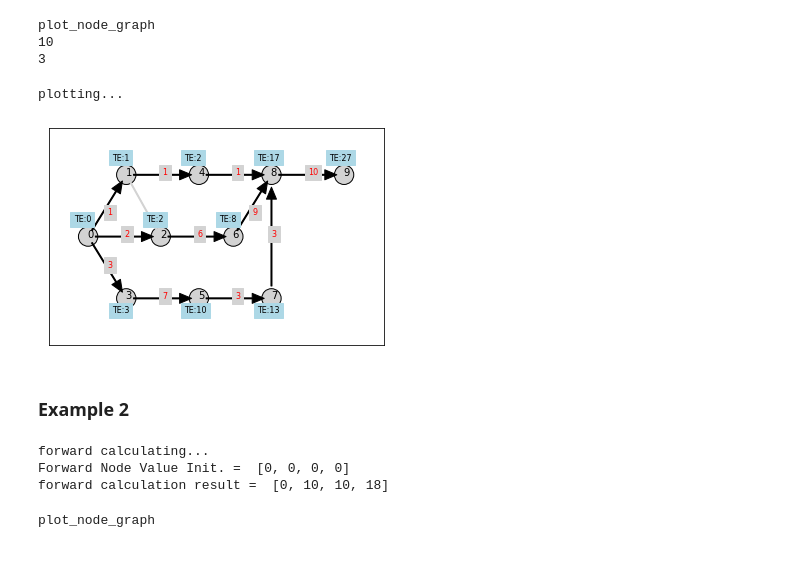
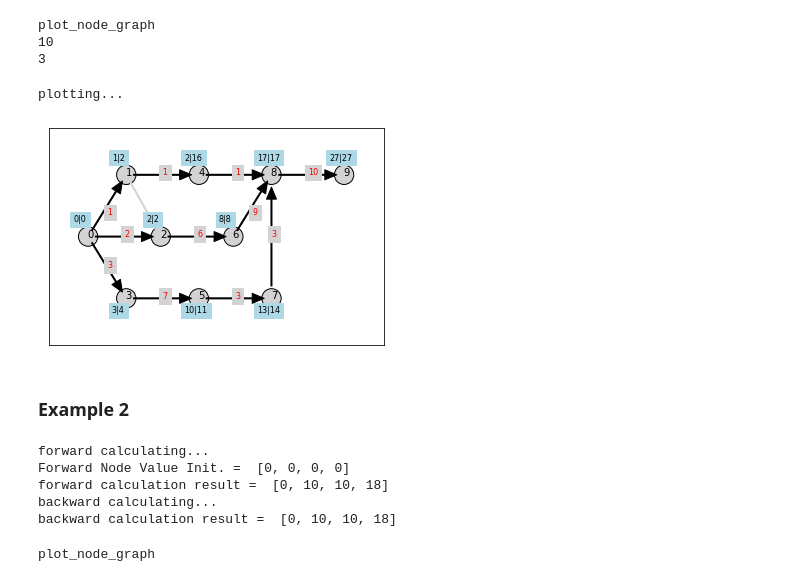
Before and after one commit to gangyong99/CPM_and_PERT, a Jupyter notebook: CPM_PERT.ipynb, the cells around one changed output. Drawn from its saved outputs; the diff is of its cells as text; code cells hidden in the pictures.

```diff
--- a/CPM_PERT.ipynb
+++ b/CPM_PERT.ipynb
@@ -32,6 +33,8 @@ class dir_graph_pert():
         self.node_weight_map=node_weight_map
         self.total_node_map = []
         self.forward_value = []
+        self.backward_value = []
+        self.total_node_map_inv=[]
     def component_print(self):
         for i in range(0,len(self.node_map)):
             print(i,"||-> ",end=' ')
@@ -99,6 +102,34 @@ class dir_graph_pert():
 
     def backward_calc(self):
         print("backward calculating...")
+
+        # List 생성
+        for i in range(0,len(self.total_node_map)):
+            self.total_node_map_inv.append([])
+
+        for i in range(0,len(self.total_node_map)):
+            for j in range(0,len(self.total_node_map[i])):
+                #print(self.total_node_map[i][j])
+                self.total_node_map_inv[self.total_node_map[i][j][0]].append([i,self.total_node_map[i][j][1]])
+
+        for i in range(0,len(self.total_node_map)):
+            self.backward_value.append(self.forward_value[len(self.total_node_map)-1])
+
+        que = Queue()
+        que.put(len(self.total_node_map_inv)-1)
+
+        while que.empty() == False:
+            cur_node = que.get()
+            cur_time = self.backward_value[cur_node]
+            next_node = self.total_node_map_inv[cur_node]
+            #next_node[i][0] : 다음 노드 번호
+            #next_node[i][1] : 현재 노드에서 다음 노드까지 걸리는 시간
+            for i in range(0,len(next_node)):
+                que.put(next_node[i][0]) # Queue에 쌓기
+                next_time = cur_time-next_node[i][1] # time 빼기 : 지금 시간(TE) - 이전 노드에서 현재 노드까지 걸리는 시간
+                if next_time < self.backward_value[next_node[i][0]]:# time 빼기 결과 값이 원래 걸려있는 노드보다 작아야 바꿈.
+                    self.backward_value[next_node[i][0]] = next_time
+        print("backward calculation result = ",self.backward_value)
 # %% [markdown]
 ## Graph Visualization
 # %%
@@ -228,14 +259,14 @@ class plot_node_graph():
                     p = [(p1[0]+p2[0])*0.5,(p1[1]+p2[1])*0.5]
                 plt.text(p[0],p[1],str(node_weight_map[i][j][1]),color='r',backgroundcolor='lightgray',fontsize=8)
 
-    def forward_plotting(self,forward_value):
+    def time_plotting(self,forward_value,backward_value):
         for i in range(0,len(forward_value)):
             p = self.coordinates[i]
             shift = 3
             if p[1]>=0:
-                plt.text(p[0]-shift,p[1]+shift,"TE:"+str(forward_value[i]),backgroundcolor='lightblue',fontsize=8)
+                plt.text(p[0]-shift,p[1]+shift,str(forward_value[i])+"||"+str(backward_value[i]),backgroundcolor='lightblue',fontsize=8)
             elif p[1]<0:
-                plt.text(p[0]-shift,(p[1]-shift),"TE:"+str(forward_value[i]),backgroundcolor='lightblue',fontsize=8)
+                plt.text(p[0]-shift,(p[1]-shift),str(forward_value[i])+"||"+str(backward_value[i]),backgroundcolor='lightblue',fontsize=8)
 
     def drawing(self):
         plt.show()
@@ -272,13 +306,13 @@ plot_node_graph
 # %%
 grpplt.node_plotting()
 grpplt.arrow_plotting()
 grpplt.virtual_arrow()
 grpplt.weight_plotting()
-grpplt.forward_plotting(grp.forward_value)
+grpplt.time_plotting(grp.forward_value,grp.backward_value)
 grpplt.drawing()
 # %% [output]
 plotting...
-[figure, old version]
+[figure, new version]
 # %% [markdown]
 ### Example 2
 # %%
@@ -287,10 +321,13 @@ node_weight_map = [[[1,10],[2,7]],[[3,6]],[[3,8]],[]]
 virtual_link = [[1,2]]
 grp = dir_graph_pert(node_map = node_map,node_weight_map=node_weight_map,virtual_link=virtual_link)
 grp.forward_calc()
+grp.backward_calc()
 # %% [output]
 forward calculating...
 Forward Node Value Init. =  [0, 0, 0, 0]
 forward calculation result =  [0, 10, 10, 18]
+backward calculating...
+backward calculation result =  [0, 10, 10, 18]
 # %%
 grpplt = plot_node_graph(node_map=node_map,node_weight_map=node_weight_map,virtual_link=virtual_link)
 grpplt.calc_col_row()
```
Also changed, not shown: parts of 3 cells of this notebook.
